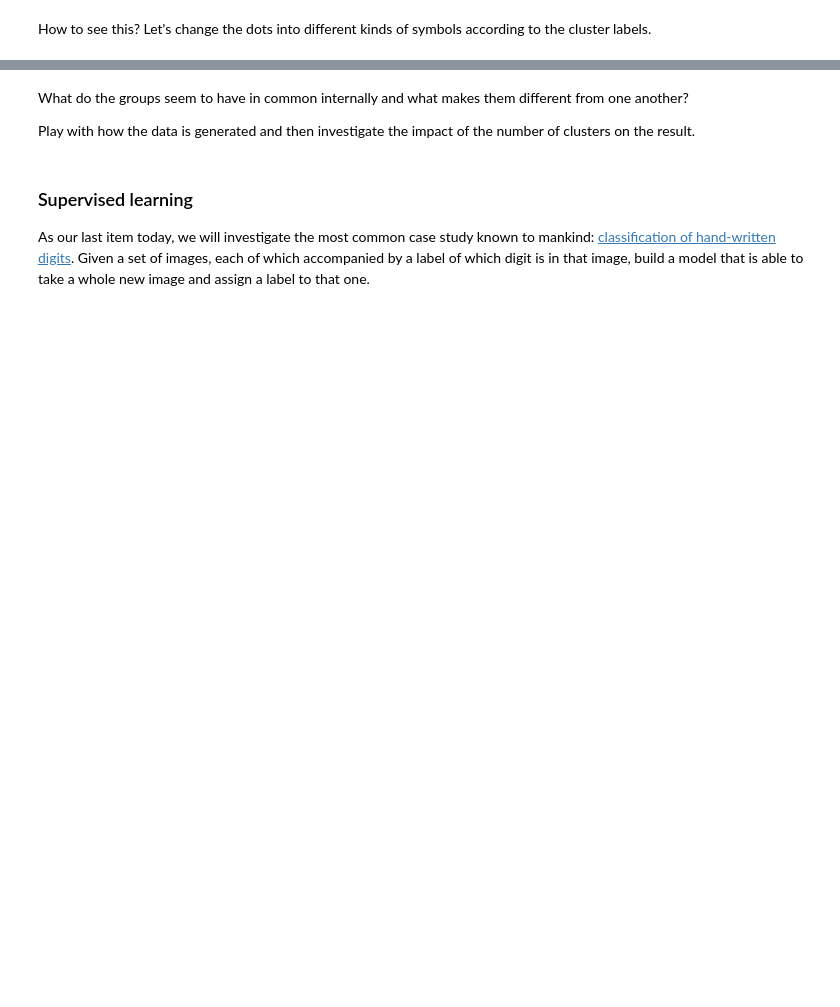
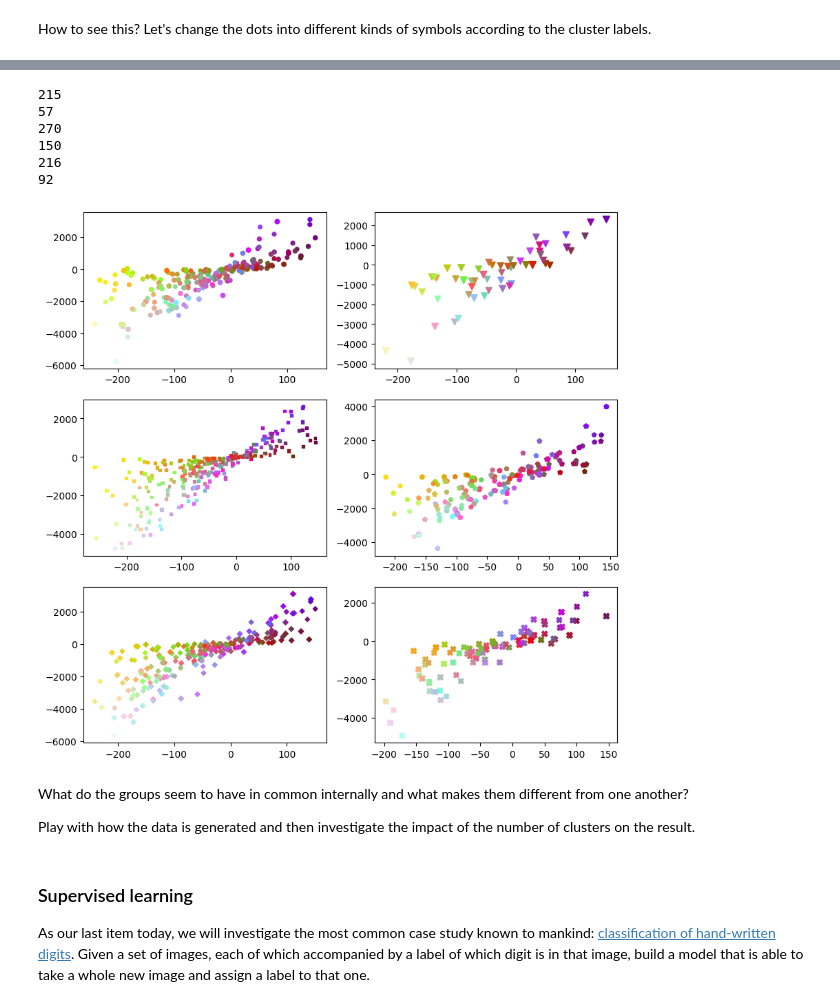
Before and after one commit to satuelisa/CINVESTAV2025, a Jupyter notebook: insight.ipynb, the cells around one changed output, grey strips where cells are left out. Cells and saved outputs as stored; diff of their text form; code cells hidden in the pictures; blank space fills up the shorter version.

Commit message:
Normalized

```diff
--- a/insight.ipynb
+++ b/insight.ipynb
@@ -178,14 +178,17 @@ import numpy as np
 
 n = 1000
 
+maxsize = 50
+minsize = 3
+
 dots = []
 for i in range(n):
 
   # size
-  s = uniform(2, 5) + np.random.exponential(8)
+  s = minsize + ((uniform(2, 5) + np.random.exponential(15)) % maxsize)
 
   # color
-  R = randint(0, 255)
+  R = randint(100, 255)
   G = randint(0, 255)
   B = randint(0, 255)
 
@@ -197,14 +200,15 @@ for i in range(n):
   diff = x - y
   threshold = min(x, y) // 5
   if diff < -threshold:
-    y += np.random.normal(0, log(fabs(x) + 1))
+    y += np.random.normal(1, log(fabs(x) + 1))
   elif diff > threshold:
-    x -= np.random.normal(0, log(fabs(y) + 1))
+    x -= np.random.normal(1, log(fabs(y) + 1))
   else:
     x += uniform(-5, 5)
     y += uniform(-5, 5)
+  norms = (s - minsize) / maxsize
 
-  dots.append([x, y, R, G, B, s, color])
+  dots.append([x, y, R/255, G/255, B/255, s, norms, color])
 
-dd = pd.DataFrame(dots, columns = ['x', 'y', 'R', 'G', 'B', 's', 'color'])
+dd = pd.DataFrame(dots, columns = ['x', 'y', 'R', 'G', 'B', 's', 'norms', 'color'])
 dd.head()
@@ -221,11 +234,23 @@ The human eye can now catch some patterns there as per color and size. Let's see
 # %%
 from sklearn.cluster import KMeans
 
-features = dd.drop('color', axis = 1) # the "color" column was just for drawing
-X = features.to_numpy()
+minx = min(dd.x)
+maxx = max(dd.x)
+miny = min(dd.y)
+maxy = max(dd.y)
+normx = dd.x - minx
+normy = dd.y - miny
+dd['nx'] = normx / (maxx - minx)
+dd['ny'] = normy / (maxy - miny)
+
+f1 = dd.drop('color', axis = 1) # the "color" column was just for drawing
+f2 = f1.drop('norms', axis = 1)
+f3 = f2.drop('x', axis = 1)
+f4 = f3.drop('y', axis = 1)
+X = f4.to_numpy()
 
 # we have to say how many groups we want
-howMany = 4
+howMany = 6
 
 kmeans = KMeans(n_clusters = howMany).fit(X)
 
@@ -239,32 +273,40 @@ dd.head()
 # %%
 symbols = { 0 : 'o', 1 : 'v', 2 : 's', 3 : 'p', 4 : 'D', 5 : 'X', 6 : 'P' } # one extra
 
 from math import sqrt, floor, ceil
 
 rows = int(ceil(sqrt(howMany)))
 cols = int(floor(howMany // rows))
 
 while rows * cols < howMany:
   if rows * cols % 2 == 0:
     rows +=1
   else:
     cols += 1
 
-fig, ax = plt.subplots(rows, cols, figsize = (12, 12))
+fig, ax = plt.subplots(rows, cols, figsize = (10, 10))
 
 row = 0
 col = 0
 
 for label, subset in dd.groupby('cluster'):
   print(len(subset))
   s = symbols.get(label, '.')
   ax[row, col].scatter(subset.x, subset.y, s = subset.s, c = subset.color, marker = s, label = s)
   col += 1
   if col == cols:
     row += 1
     col = 0
 
 plt.show()
+# %% [output]
+215
+57
+270
+150
+216
+92
+[figure, added]
 # %% [markdown]
 What do the groups seem to have in common internally and what makes them different from one another?
 
```
Also changed, not shown: parts of 9 cells of this notebook.
